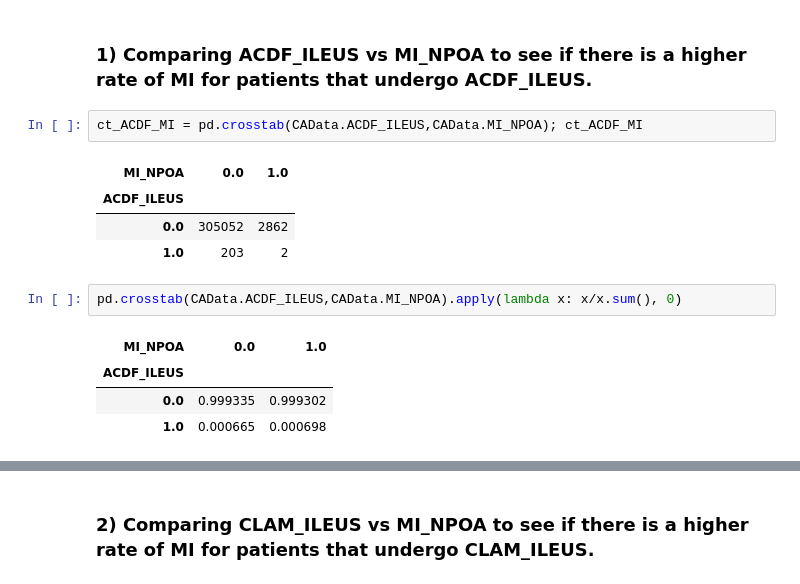
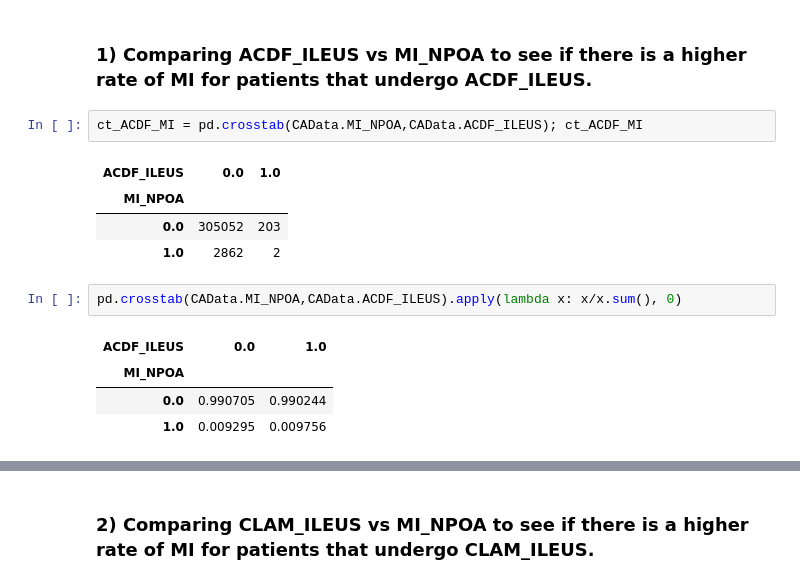
Before and after one commit to vionawu902/Loyola-ILEUS-Analysis, a Jupyter notebook: SPINE_ILEUS_CA.ipynb, the cells around one changed output, grey strips where cells are left out. Saved outputs shown, nothing was run; the diff lists cells and outputs as text.

```diff
--- a/SPINE_ILEUS_CA.ipynb
+++ b/SPINE_ILEUS_CA.ipynb
@@ -80,19 +80,19 @@ CAData.shape
 # %% [markdown]
 ### 1) Comparing ACDF_ILEUS vs MI_NPOA to see if there is a higher rate of MI for patients that undergo ACDF_ILEUS.
 # %%
-ct_ACDF_MI = pd.crosstab(CAData.ACDF_ILEUS,CAData.MI_NPOA); ct_ACDF_MI
+ct_ACDF_MI = pd.crosstab(CAData.MI_NPOA,CAData.ACDF_ILEUS); ct_ACDF_MI
 # %% [output]
-| MI_NPOA | 0.0 | 1.0 |
-| ACDF_ILEUS |  |  |
-| 0.0 | 305052 | 2862 |
-| 1.0 | 203 | 2 |
+| ACDF_ILEUS | 0.0 | 1.0 |
+| MI_NPOA |  |  |
+| 0.0 | 305052 | 203 |
+| 1.0 | 2862 | 2 |
 # %%
-pd.crosstab(CAData.ACDF_ILEUS,CAData.MI_NPOA).apply(lambda x: x/x.sum(), 0)
+pd.crosstab(CAData.MI_NPOA,CAData.ACDF_ILEUS).apply(lambda x: x/x.sum(), 0)
 # %% [output]
-| MI_NPOA | 0.0 | 1.0 |
-| ACDF_ILEUS |  |  |
-| 0.0 | 0.999335 | 0.999302 |
-| 1.0 | 0.000665 | 0.000698 |
+| ACDF_ILEUS | 0.0 | 1.0 |
+| MI_NPOA |  |  |
+| 0.0 | 0.990705 | 0.990244 |
+| 1.0 | 0.009295 | 0.009756 |
 # %%
 print('Odds ratio:', stats.fisher_exact(ct_ACDF_MI)[0])
 # %% [output]
```
Also changed, not shown: parts of 76 cells of this notebook.
